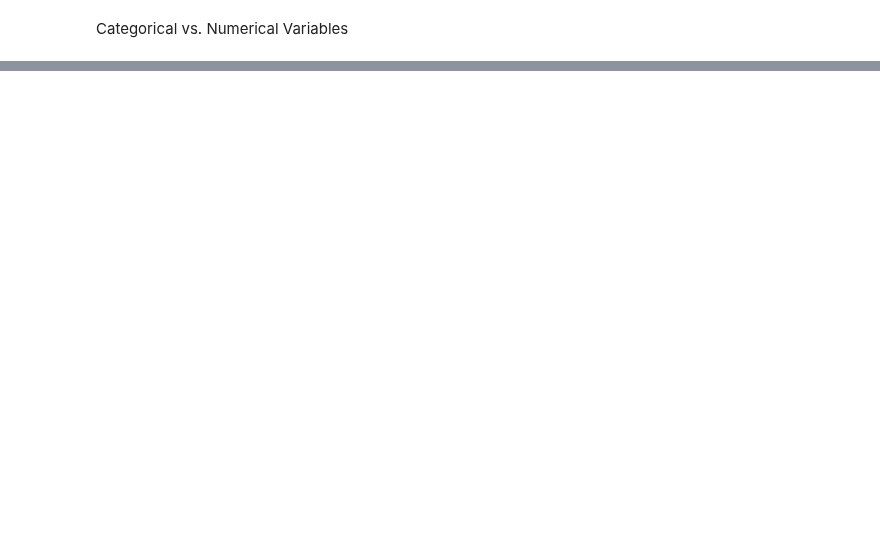
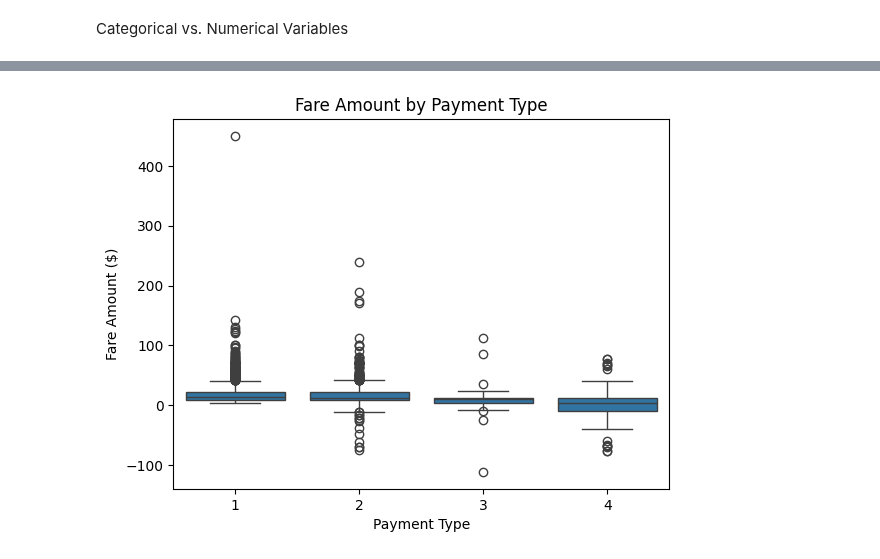
Before and after one commit to tasm3/cs460-data-scienc, a Jupyter notebook: nyc_taxi_eda.ipynb, the cells around one changed output, grey strips where cells are left out. Drawn from its saved outputs; the diff is of its cells as text; code cells hidden in the pictures; blank space fills up the shorter version.

```diff
--- a/nyc_taxi_eda.ipynb
+++ b/nyc_taxi_eda.ipynb
@@ -353,0 +368,9 @@ Categorical vs. Numerical Variables
+# %%
+sns.boxplot(data=taxi, x="payment_type", y="fare_amount")
+
+plt.title("Fare Amount by Payment Type")
+plt.xlabel("Payment Type")
+plt.ylabel("Fare Amount ($)")
+plt.show()
+# %% [output]
+[figure, added]
```
Also changed, not shown: parts of 8 cells of this notebook.
